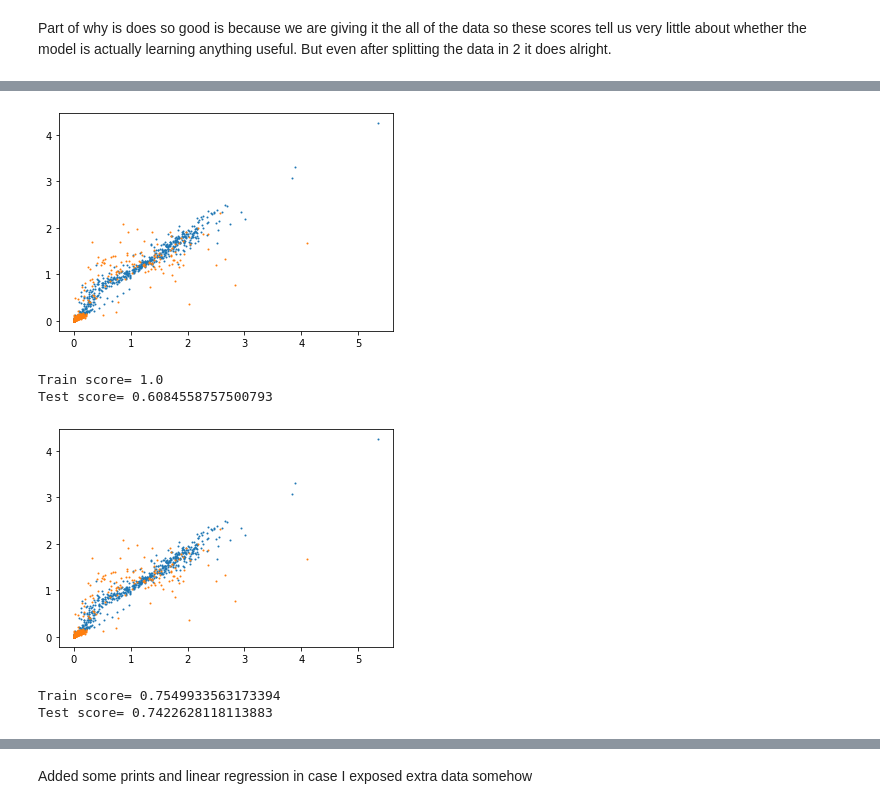
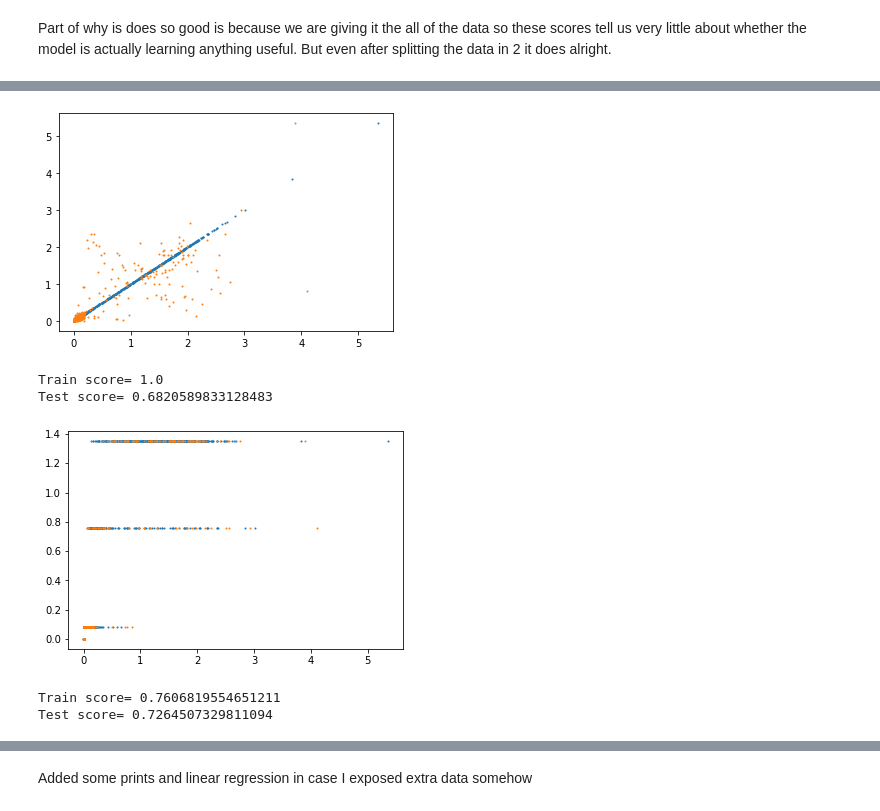
Before and after one commit to dodelson/aiphysics, a Jupyter notebook: linear_sdss.ipynb, the cells around one changed output, grey strips where cells are left out. Saved outputs shown, nothing was run; the diff lists cells and outputs as text; code cells hidden in the pictures.

```diff
--- a/linear_sdss.ipynb
+++ b/linear_sdss.ipynb
@@ -515,10 +516,10 @@ Test score= 0.7577172675887017
 # %%
-#Much eeper tree improves fitting for train set but makes it worse for test
+# Much eeper tree improves fitting for train set but makes it worse for test
 DT_reg = DecisionTreeRegressor(random_state=42,max_depth=100)
 
 result=DT_reg.fit(X_trainset,y_trainset_label)
-plt.scatter(y_trainset_label,rf_reg.predict(X_trainset),s=1,label="Train")
-plt.scatter(y_testset_label,rf_reg.predict(X_testset),s=1,label="Test")
+plt.scatter(y_trainset_label,DT_reg.predict(X_trainset),s=1,label="Train")
+plt.scatter(y_testset_label,DT_reg.predict(X_testset),s=1,label="Test")
 
 plt.show()
 
@@ -528,28 +529,28 @@ print('Test score= '+str(DT_reg.score(X_testset,y_testset_label)))
 
 plt.show()
 # %% [output]
-[figure, old version]
+[figure, new version]
 Train score= 1.0
-Test score= 0.6084558757500793
+Test score= 0.6820589833128483
 # %%
 #Shallower tree also doesn't help
 DT_reg = DecisionTreeRegressor(random_state=42,max_depth=2)
 
 result=DT_reg.fit(X_trainset,y_trainset_label)
-plt.scatter(y_trainset_label,rf_reg.predict(X_trainset),s=1,label="Train")
-plt.scatter(y_testset_label,rf_reg.predict(X_testset),s=1,label="Test")
+plt.scatter(y_trainset_label,DT_reg.predict(X_trainset),s=1,label="Train")
+plt.scatter(y_testset_label,DT_reg.predict(X_testset),s=1,label="Test")
 
 plt.show()
 
 print('Train score= '+str(DT_reg.score(X_trainset,y_trainset_label)))
 print('Test score= '+str(DT_reg.score(X_testset,y_testset_label)))
 
 
 plt.show()
 # %% [output]
-[figure, old version]
+[figure, new version]
-Train score= 0.7549933563173394
-Test score= 0.7422628118113883
+Train score= 0.7606819554651211
+Test score= 0.7264507329811094
 # %%
 
 DT_reg = DecisionTreeRegressor(random_state=42,max_depth=5)
```
Also changed, not shown: parts of 11 cells of this notebook.
